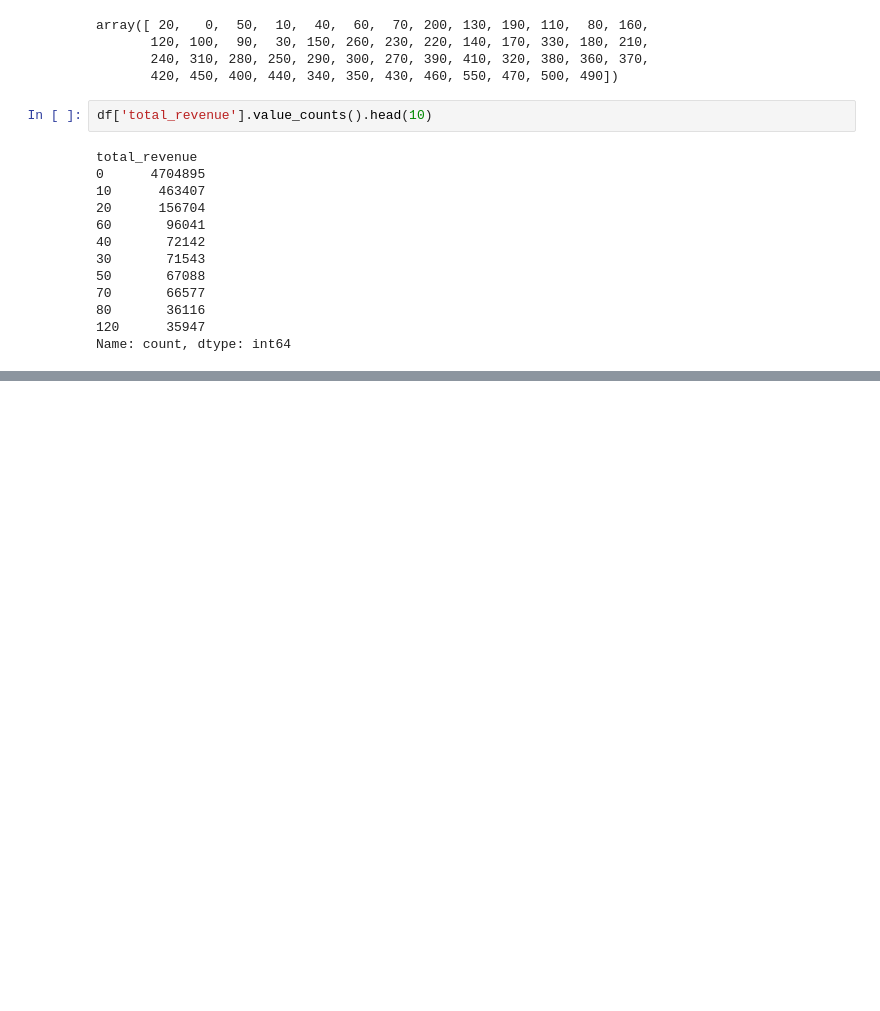
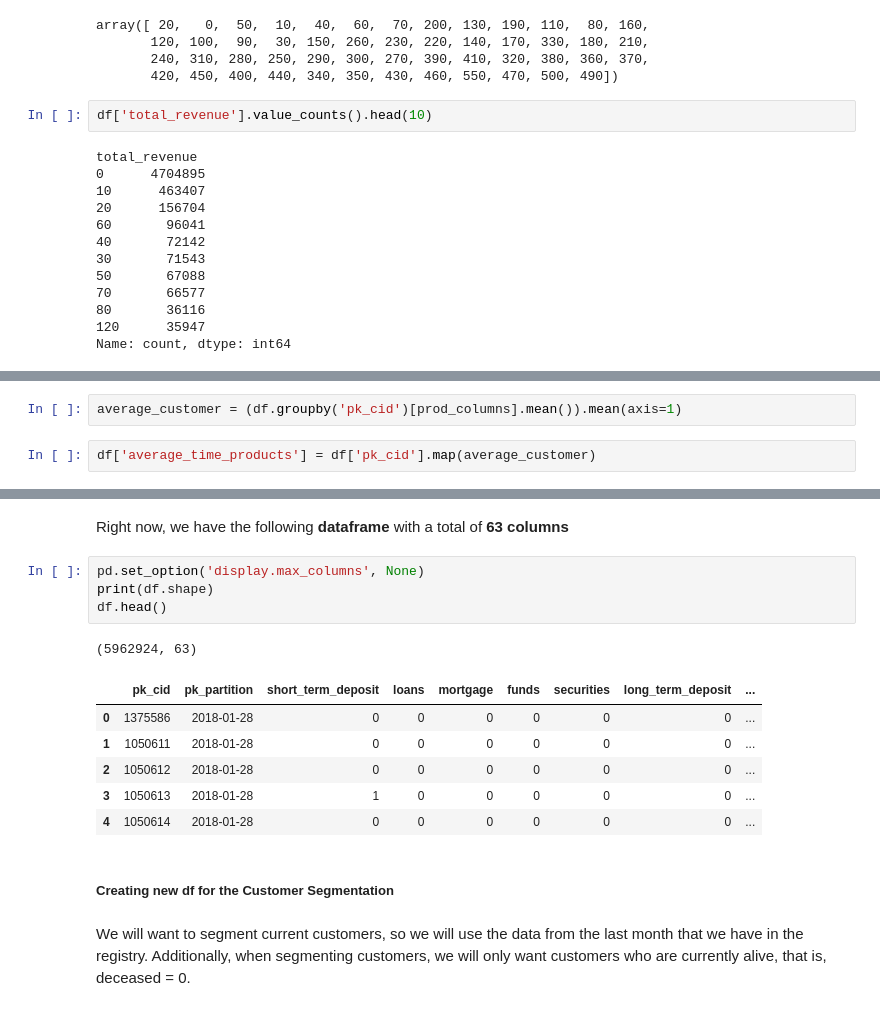
Before and after one commit to VictorSinNav/Easymoney-Data-Science-Solutions, a Jupyter notebook: Customer Segmentation.ipynb, the cells around one changed output, grey strips where cells are left out. Cells and saved outputs as stored; diff of their text form; blank space fills up the shorter version.

```diff
--- a/Customer Segmentation.ipynb
+++ b/Customer Segmentation.ipynb
@@ -237,0 +204,4 @@ def DurationProducts(df, products):
+# %%
+average_customer = (df.groupby('pk_cid')[prod_columns].mean()).mean(axis=1)
+# %%
+df['average_time_products'] = df['pk_cid'].map(average_customer)
@@ -237,0 +223,18 @@ def DurationProducts(df, products):
+# %% [markdown]
+Right now, we have the following **dataframe** with a total of **63 columns**
+# %%
+pd.set_option('display.max_columns', None)
+print(df.shape)
+df.head()
+# %% [output]
+(5962924, 63)
+|  | pk_cid | pk_partition | short_term_deposit | loans | mortgage | funds | securities | long_term_deposit | ... |
+| 0 | 1375586 | 2018-01-28 | 0 | 0 | 0 | 0 | 0 | 0 | ... |
+| 1 | 1050611 | 2018-01-28 | 0 | 0 | 0 | 0 | 0 | 0 | ... |
+| 2 | 1050612 | 2018-01-28 | 0 | 0 | 0 | 0 | 0 | 0 | ... |
+| 3 | 1050613 | 2018-01-28 | 1 | 0 | 0 | 0 | 0 | 0 | ... |
+| 4 | 1050614 | 2018-01-28 | 0 | 0 | 0 | 0 | 0 | 0 | ... |
+# %% [markdown]
+##### **Creating new df for the Customer Segmentation**
+# %% [markdown]
+We will want to segment current customers, so we will use the data from the last month that we have in the registry. Additionally, when segmenting customers, we will only want customers who are currently alive, that is, deceased = 0.
```
Also changed, not shown: parts of 41 cells of this notebook.
